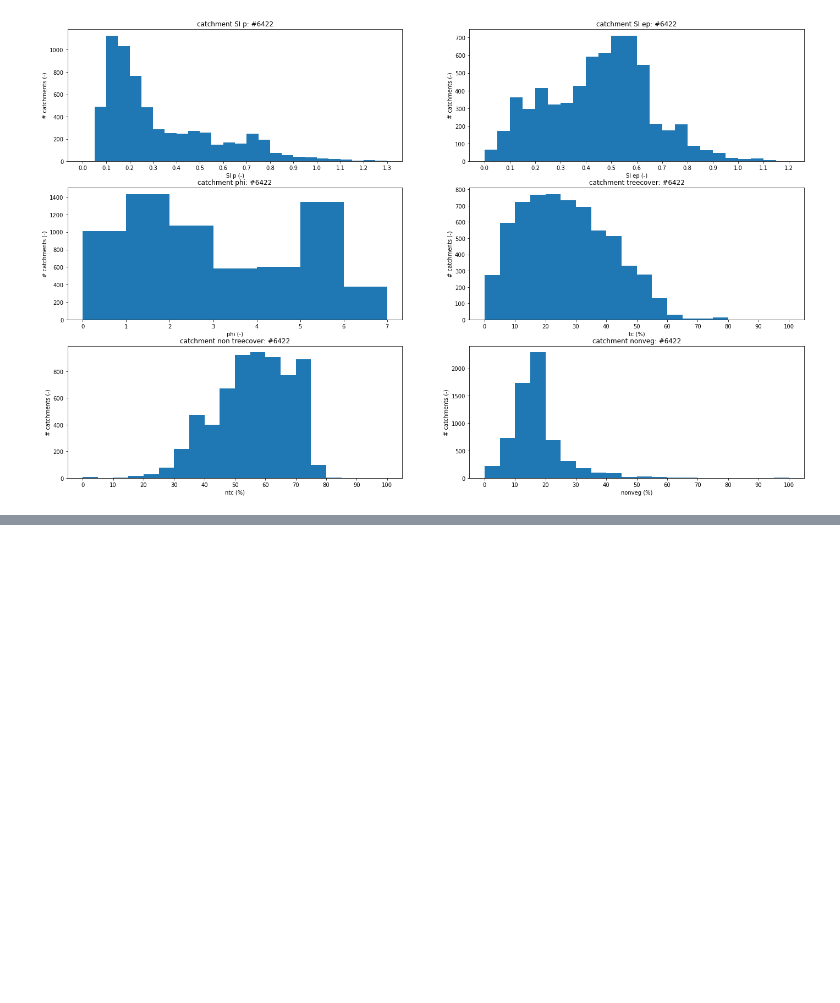
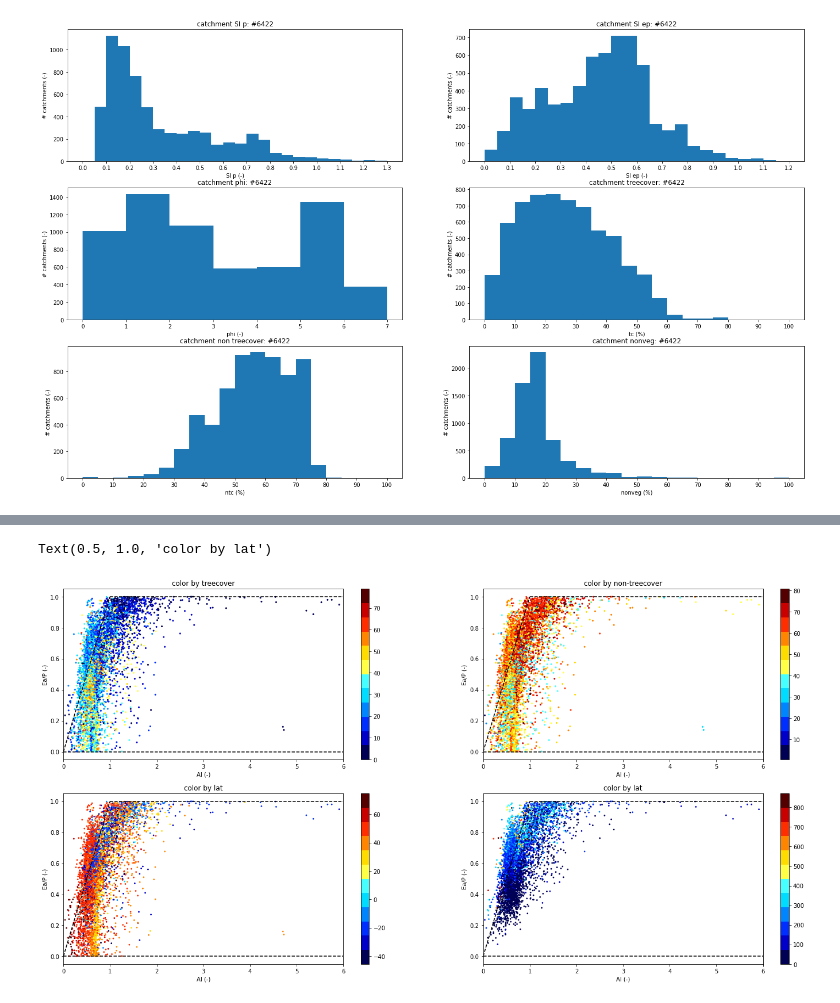
Before and after one commit to fvanoorschot/global_sr_module, a Jupyter notebook: visualize_catchment_characteristics.ipynb, the cells around one changed output, grey strips where cells are left out. Cells and saved outputs as stored; diff of their text form; code cells hidden in the pictures; blank space fills up the shorter version.

```diff
--- a/visualize_catchment_characteristics.ipynb
+++ b/visualize_catchment_characteristics.ipynb
@@ -295,0 +406,59 @@ fig.savefig(f'{out_dir}/figures/catchment_overview/catch_characteristics2.jpg',b
+# %%
+sr_df = pd.read_csv(f'{work_dir}/output/sr_calculation/sr_all_catchments.csv',index_col=0)
+x2 = ep/p
+y2 = (p-q)/p
+x2 = x2[sr_df.index]
+y2 = y2[sr_df.index]
+sr = sr_df['20']
+# %%
+fig = plt.figure(figsize=(24,12))
+ax = fig.add_subplot(221)
+f = ax.scatter(x,y,c=tc,s=4,cmap=cm)
+plt.colorbar(f)
+ax.plot([0,1],[0,1], '--k')
+ax.plot([1,12],[1,1], '--k')
+ax.plot([0,12],[0,0], '--k')
+ax.set_xlabel('AI (-)')
+ax.set_ylabel('Ea/P (-)')
+ax.set_xlim(0,6)
+ax.set_ylim(-0.05,1.05)
+ax.set_title(f'color by treecover')
+
+ax = fig.add_subplot(222)
+f = ax.scatter(x,y,c=ntc,s=4,cmap=cm)
+plt.colorbar(f)
+ax.plot([0,1],[0,1], '--k')
+ax.plot([1,12],[1,1], '--k')
+ax.plot([0,12],[0,0], '--k')
+ax.set_xlabel('AI (-)')
+ax.set_ylabel('Ea/P (-)')
+ax.set_xlim(0,6)
+ax.set_ylim(-0.05,1.05)
+ax.set_title(f'color by non-treecover')
+
+ax = fig.add_subplot(223)
+f = ax.scatter(x,y,c=lat,s=3,cmap=cm)
+plt.colorbar(f)
+ax.plot([0,1],[0,1], '--k')
+ax.plot([1,12],[1,1], '--k')
+ax.plot([0,12],[0,0], '--k')
+ax.set_xlabel('AI (-)')
+ax.set_ylabel('Ea/P (-)')
+ax.set_xlim(0,6)
+ax.set_ylim(-0.05,1.05)
+ax.set_title(f'color by lat')
+
+ax = fig.add_subplot(224)
+f = ax.scatter(x2,y2,c=sr,s=3,cmap=cm)
+plt.colorbar(f)
+ax.plot([0,1],[0,1], '--k')
+ax.plot([1,12],[1,1], '--k')
+ax.plot([0,12],[0,0], '--k')
+ax.set_xlabel('AI (-)')
+ax.set_ylabel('Ea/P (-)')
+ax.set_xlim(0,6)
+ax.set_ylim(-0.05,1.05)
+ax.set_title(f'color by lat')
+# %% [output]
+Text(0.5, 1.0, 'color by lat')
+[figure, added]
```
Also changed, not shown: parts of 11 cells of this notebook, 6 other files.
